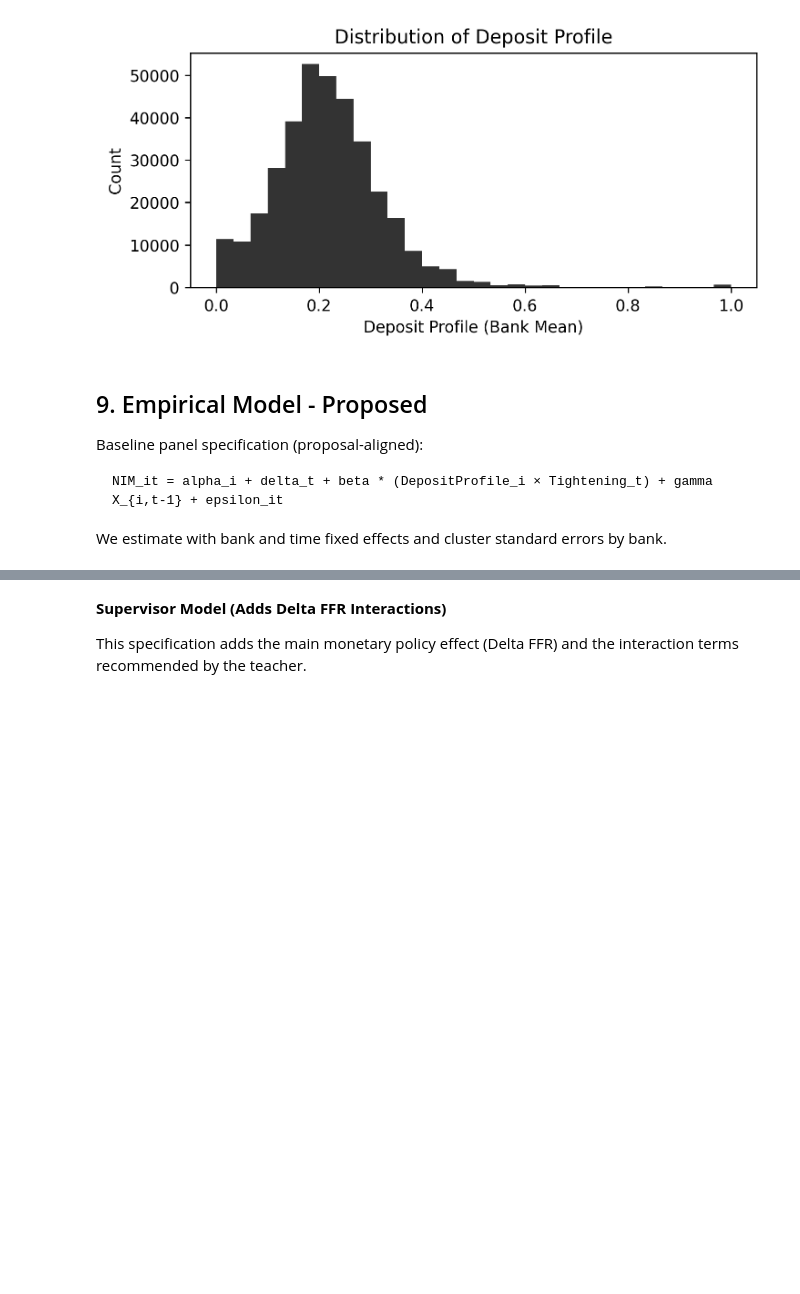
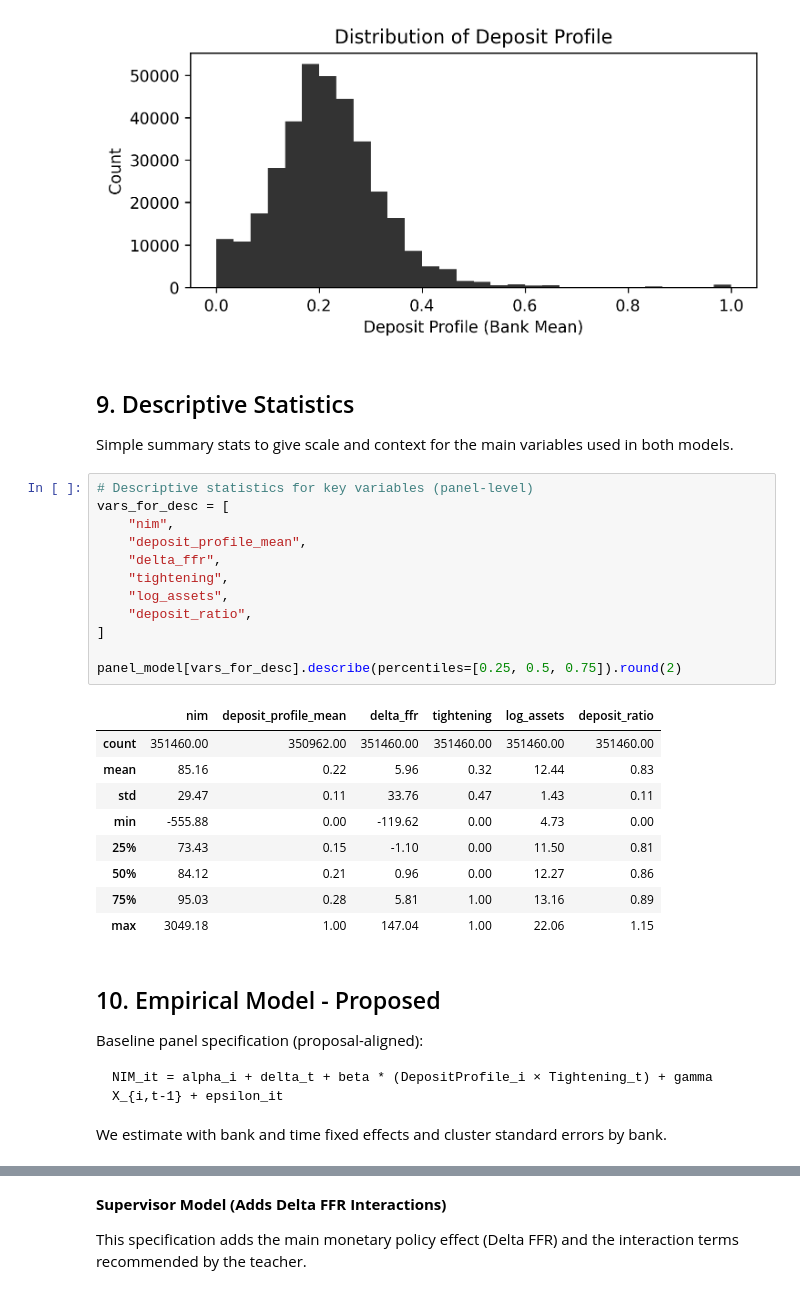
Before and after one commit to Mmaxi10/Erasmus, a Jupyter notebook: EUR Coursework/Banking Seminar/Empirical Model/Empirical_Model.ipynb, the cells around one changed output, grey strips where cells are left out. Saved outputs shown, nothing was run; the diff lists cells and outputs as text; blank space fills up the shorter version.

Commit message:
descriptives added

````diff
--- a/EUR Coursework/Banking Seminar/Empirical Model/Empirical_Model.ipynb
+++ b/EUR Coursework/Banking Seminar/Empirical Model/Empirical_Model.ipynb
@@ -433,8 +433,33 @@ plt.tight_layout()
 plt.show()
 # %% [output]
 [figure]
+# %% [markdown]
+## 9. Descriptive Statistics
+Simple summary stats to give scale and context for the main variables used in both models.
+# %%
+# Descriptive statistics for key variables (panel-level)
+vars_for_desc = [
+    "nim",
+    "deposit_profile_mean",
+    "delta_ffr",
+    "tightening",
+    "log_assets",
+    "deposit_ratio",
+]
+
+panel_model[vars_for_desc].describe(percentiles=[0.25, 0.5, 0.75]).round(2)
+# %% [output]
+|  | nim | deposit_profile_mean | delta_ffr | tightening | log_assets | deposit_ratio |
+| count | 351460.00 | 350962.00 | 351460.00 | 351460.00 | 351460.00 | 351460.00 |
+| mean | 85.16 | 0.22 | 5.96 | 0.32 | 12.44 | 0.83 |
+| std | 29.47 | 0.11 | 33.76 | 0.47 | 1.43 | 0.11 |
+| min | -555.88 | 0.00 | -119.62 | 0.00 | 4.73 | 0.00 |
+| 25% | 73.43 | 0.15 | -1.10 | 0.00 | 11.50 | 0.81 |
+| 50% | 84.12 | 0.21 | 0.96 | 0.00 | 12.27 | 0.86 |
+| 75% | 95.03 | 0.28 | 5.81 | 1.00 | 13.16 | 0.89 |
+| max | 3049.18 | 1.00 | 147.04 | 1.00 | 22.06 | 1.15 |
 # %% [markdown]
-## 9. Empirical Model - Proposed
+## 10. Empirical Model - Proposed
 Baseline panel specification (proposal-aligned):
 
 ```
````
Also changed, not shown: parts of 5 cells of this notebook.
